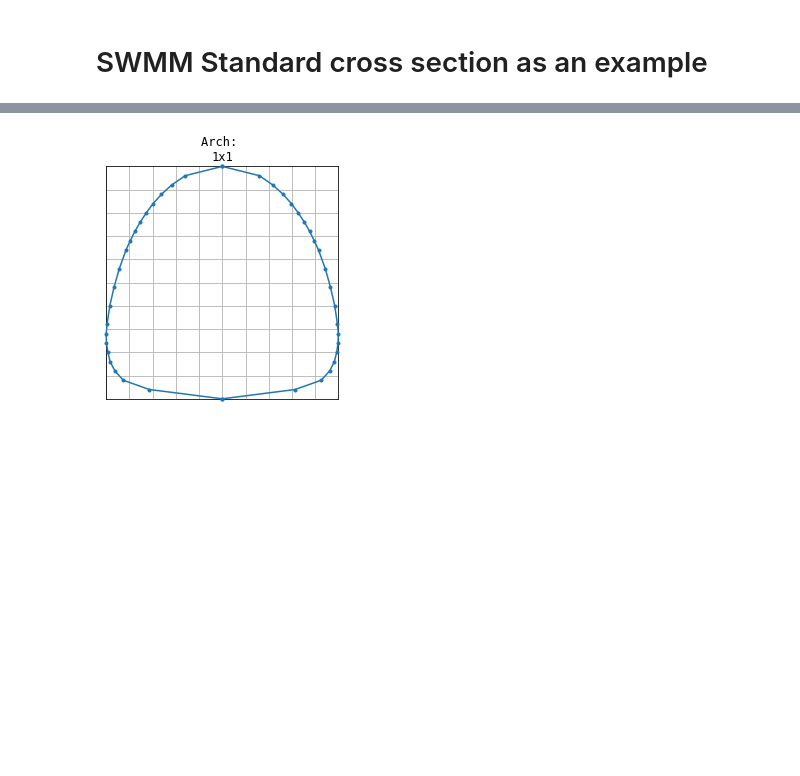
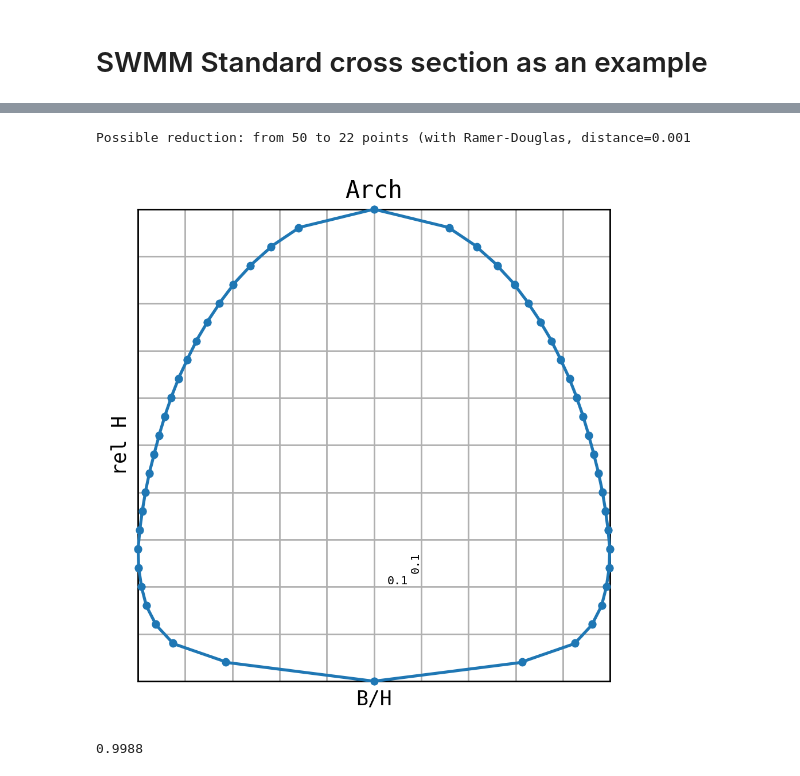
Before and after one commit to MarkusPic/SWMM_xsections_shape_generator, a Jupyter notebook: _make_docs/show_case_swmm_standard.ipynb, the cells around one changed output, grey strips where cells are left out. Cells and saved outputs as stored; diff of their text form; code cells hidden in the pictures; blank space fills up the shorter version.

```diff
--- a/_make_docs/show_case_swmm_standard.ipynb
+++ b/_make_docs/show_case_swmm_standard.ipynb
@@ -3,6 +9,10 @@
 # %%
 import numpy as np
 from shape_generator import CrossSection
+# %%
+import matplotlib.pyplot as plt
+plt.rc('figure', dpi=250)
+# plt.rcParams
 # %%
 def swmm_std_cross_sections(label, rel_with):
     height = np.linspace(0, 1, len(rel_with))
@@ -16,11 +26,16 @@ def swmm_std_cross_sections(label, rel_with):
 # %%
 rel_with = [.0, .6272, .8521, .9243, .9645, .9846, .9964, .9988, .9917, .9811,
          .9680, .9515, .9314, .9101, .8864, .8592, .8284, .7917, .7527, .7065,
          .6544, .5953, .5231, .4355, .3195, .0]
 cs = swmm_std_cross_sections(label='Arch', rel_with=rel_with)
-fig = cs.profile_figure()
+fig = cs.profile_figure(relative=True, simplify=False)
 # %% [output]
+Possible reduction: from 50 to 22 points (with Ramer-Douglas, distance=0.001
-[figure, old version]
+[figure, new version]
+# %%
+cs.get_width()
+# %% [output]
+0.9988
 # %%
 rel_with = [0.0,   .2800,   .3919,   .4750,   .5426,   .6000,   .6499,   .6940,   .7332,
         .7684,   .8000,   .8285,   .8542,   .8773,   .8980,   .9165,   .9330,
```
Also changed, not shown: parts of 11 cells of this notebook, 2 other files.
